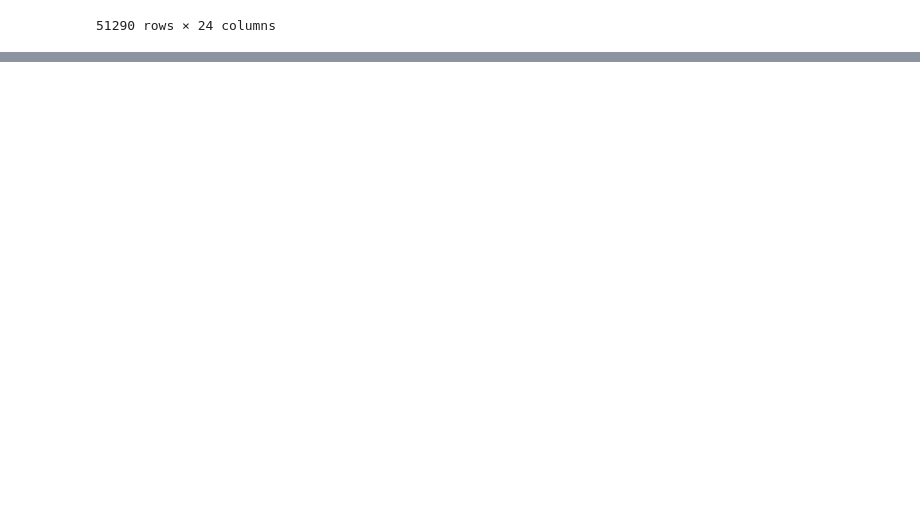
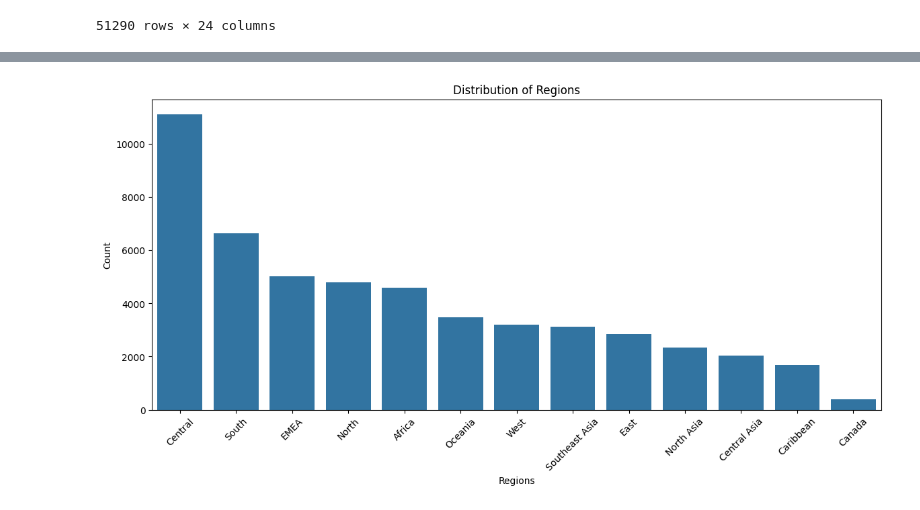
Before and after one commit to aaserwaa/Superstore-Sales-Data-Analysis, a Jupyter notebook: superstores.ipynb, the cells around one changed output, grey strips where cells are left out. Drawn from its saved outputs; the diff is of its cells as text; code cells hidden in the pictures; blank space fills up the shorter version.

```diff
--- a/superstores.ipynb
+++ b/superstores.ipynb
@@ -60,0 +228,14 @@ df
+# %%
+# Univariate analysis for Region
+# get value counts for region column
+regions = df['Region'].value_counts()
+# create a barplot
+plt.figure(figsize=(14,6))
+sns.barplot(x=regions.index, y= regions.values)
+plt.xlabel('Regions')
+plt.ylabel('Count')
+plt.title('Distribution of Regions')
+plt.xticks(rotation=45)
+plt.show()
+# %% [output]
+[figure, added]
```
Also changed, not shown: parts of 26 cells of this notebook.
